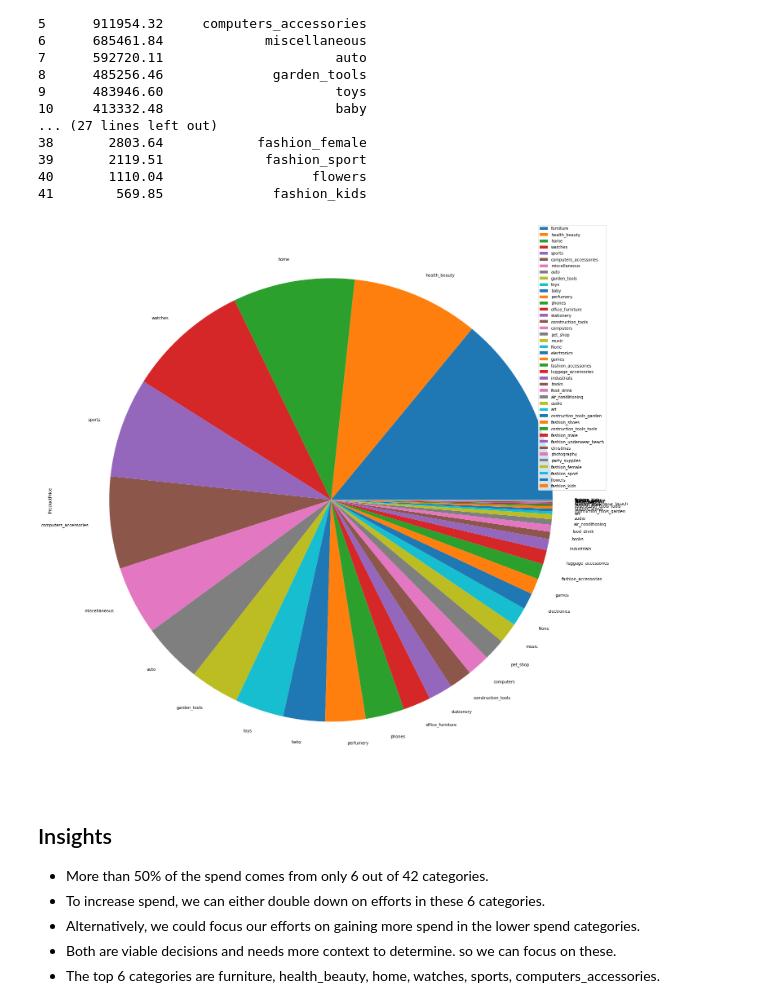
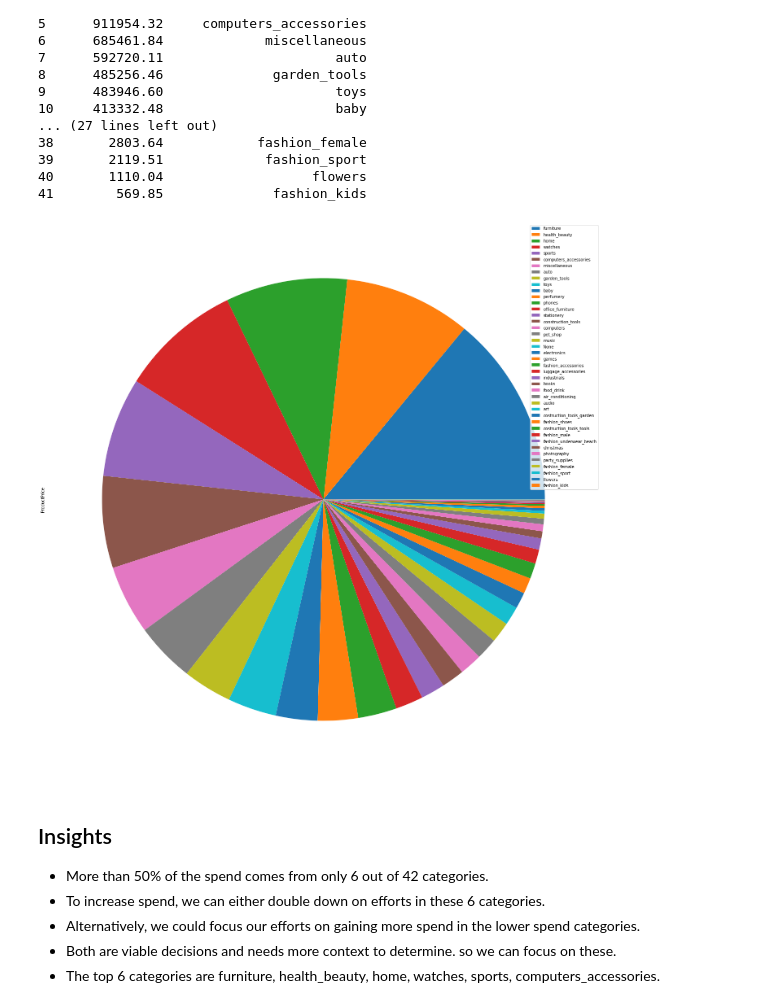
Before and after one commit to torontoloonie/BonsaiDataAnalysis, a Jupyter notebook: FinalAnalysis.ipynb, the cells around one changed output. Cells and saved outputs as stored; diff of their text form; code cells hidden in the pictures.

```diff
--- a/FinalAnalysis.ipynb
+++ b/FinalAnalysis.ipynb
@@ -331,10 +331,10 @@ print(df_view)
 41        569.85              fashion_kids
 # %%
 df_view=df_view.set_index('category')
-df_view.plot.pie(y='ProductPrice', figsize=(25,25) )
+df_view.plot.pie(y='ProductPrice', labels=None, figsize=(25,25) )
 plt.show()
 # %% [output]
-[figure, old version]
+[figure, new version]
 # %% [markdown]
 ## Insights
 - More than 50% of the spend comes from only 6 out of 42 categories.
```
Also changed, not shown: parts of 1 cell of this notebook.
